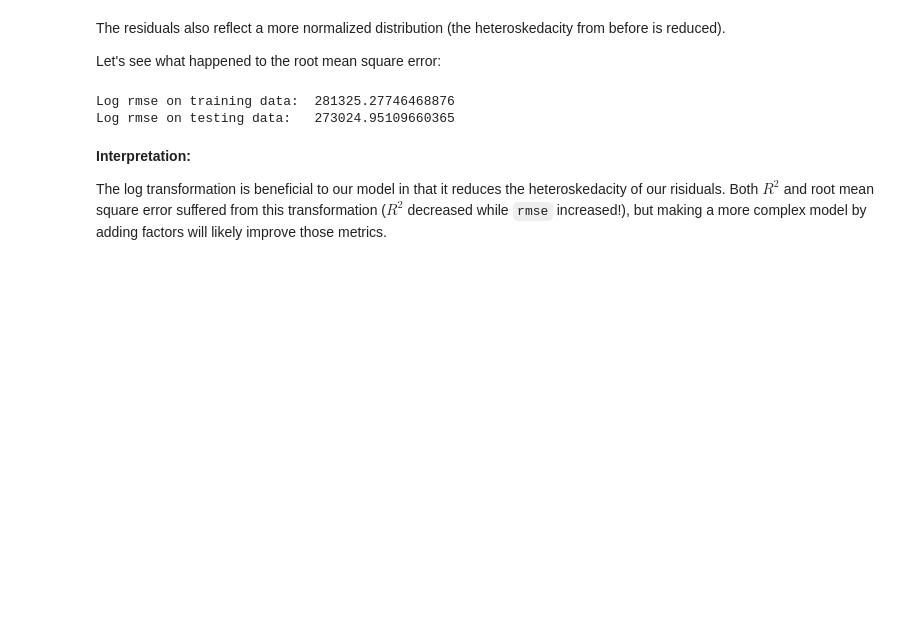
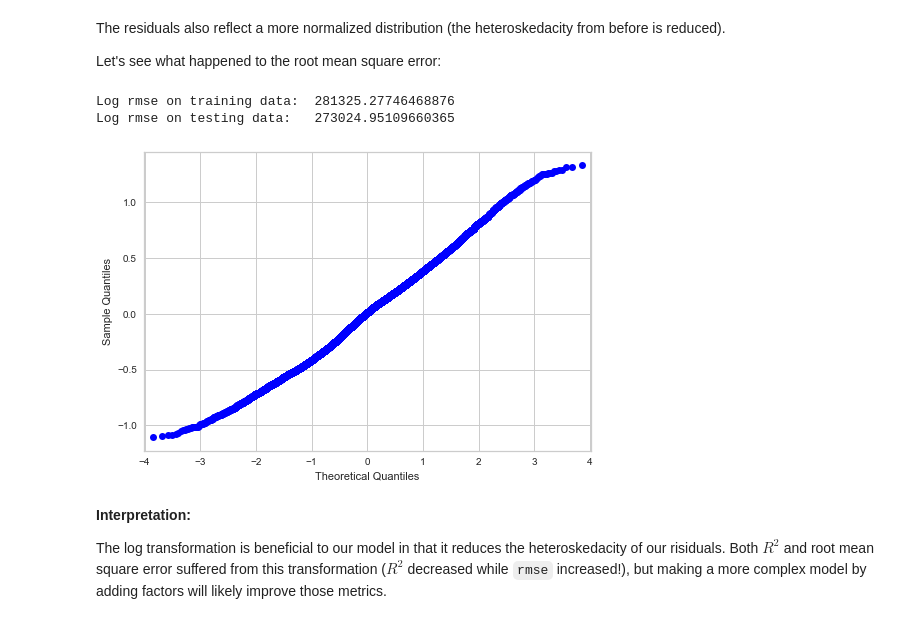
Before and after one commit to jmarkowi/kingcounty, a Jupyter notebook: Markowitz_working_nb.ipynb, the cells around one changed output. Drawn from its saved outputs; the diff is of its cells as text; code cells hidden in the pictures; blank space fills up the shorter version.

```diff
--- a/Markowitz_working_nb.ipynb
+++ b/Markowitz_working_nb.ipynb
@@ -411,6 +408,12 @@ print('Log rmse on testing data:  ', test_rmse)
 # %% [output]
 Log rmse on training data:  281325.27746468876
 Log rmse on testing data:   273024.95109660365
+# %%
+res = log_transform_model.resid # residuals
+fig = sm.qqplot(res)
+plt.show()
+# %% [output]
+[figure, added]
 # %% [markdown]
 **Interpretation:**
 
```
Also changed, not shown: parts of 15 cells of this notebook.
